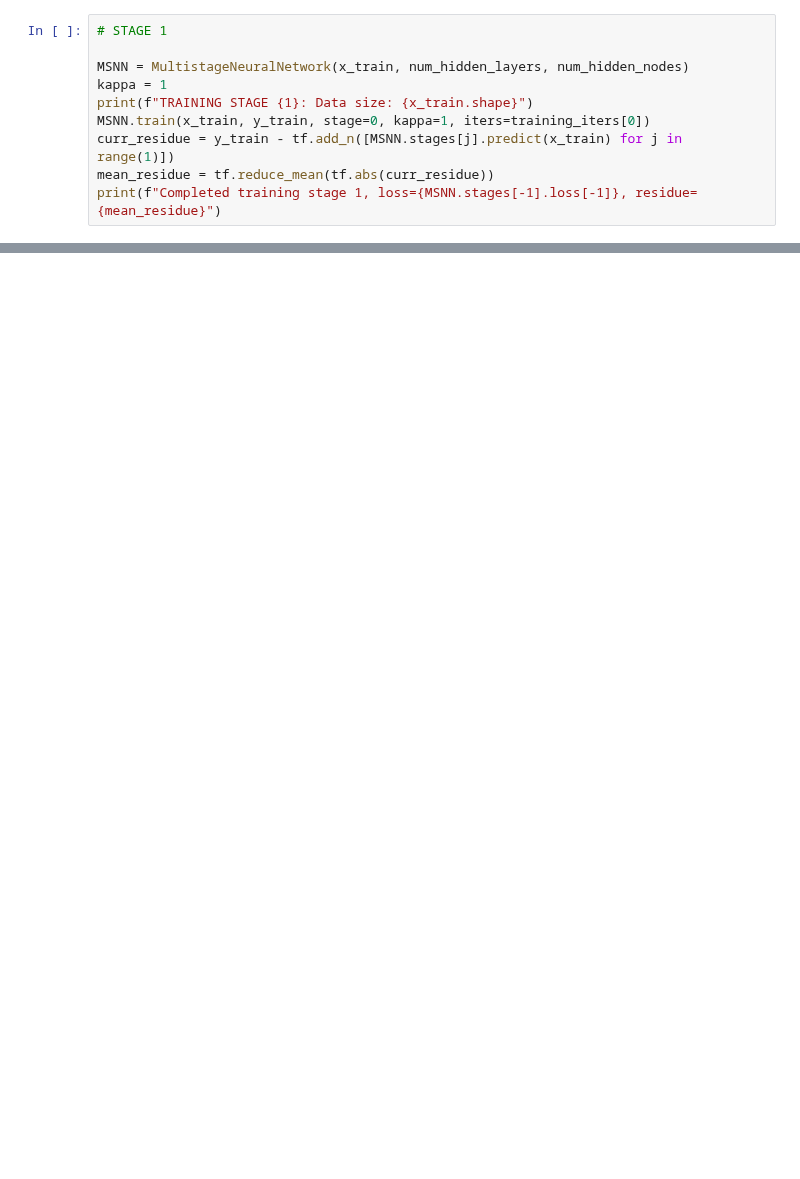
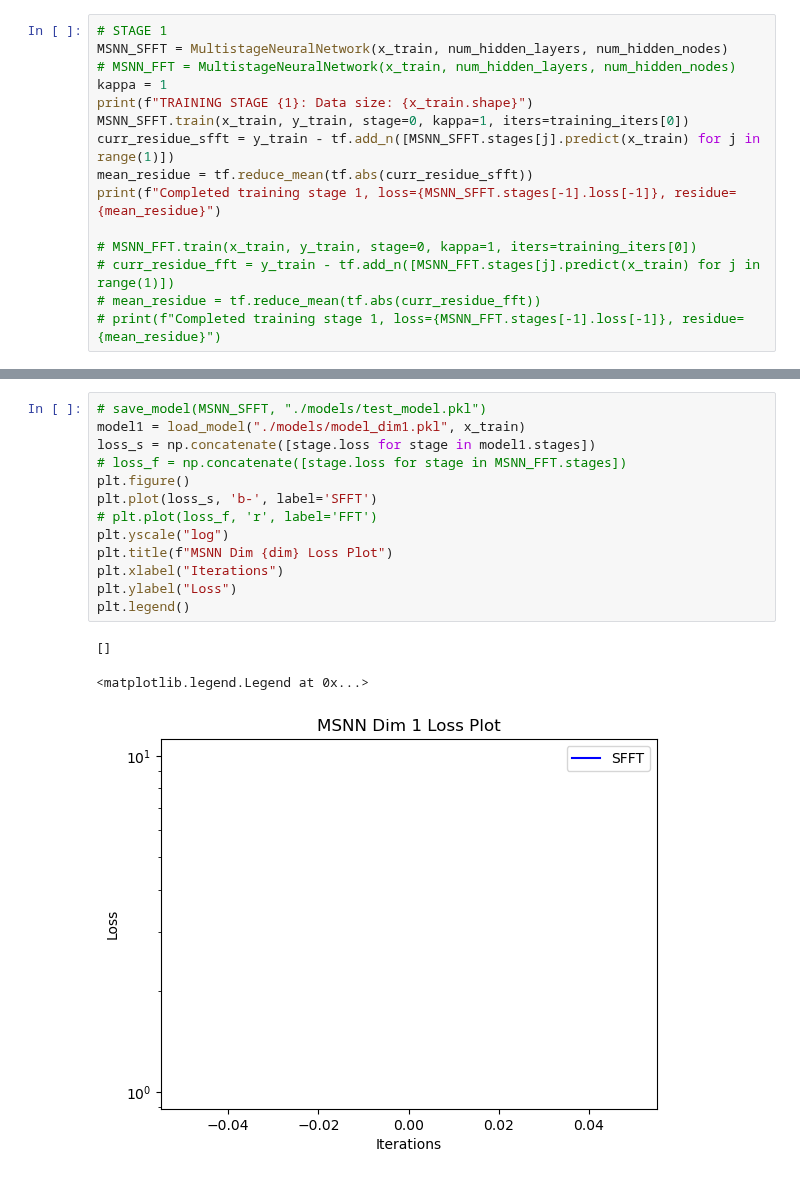
Before and after one commit to akavuturu/MultistageNN, a Jupyter notebook: sfftn_testing.ipynb, the cells around one changed output, grey strips where cells are left out. Drawn from its saved outputs; the diff is of its cells as text; blank space fills up the shorter version.

```diff
--- a/sfftn_testing.ipynb
+++ b/sfftn_testing.ipynb
@@ -242,12 +221,17 @@ print(x_train.shape, y_train.shape)
 (20, 1) (20, 1)
 # %%
 # STAGE 1
-
-MSNN = MultistageNeuralNetwork(x_train, num_hidden_layers, num_hidden_nodes)
+MSNN_SFFT = MultistageNeuralNetwork(x_train, num_hidden_layers, num_hidden_nodes)
+# MSNN_FFT = MultistageNeuralNetwork(x_train, num_hidden_layers, num_hidden_nodes)
 kappa = 1
 print(f"TRAINING STAGE {1}: Data size: {x_train.shape}")
-MSNN.train(x_train, y_train, stage=0, kappa=1, iters=training_iters[0])
-curr_residue = y_train - tf.add_n([MSNN.stages[j].predict(x_train) for j in range(1)])
-mean_residue = tf.reduce_mean(tf.abs(curr_residue))
-print(f"Completed training stage 1, loss={MSNN.stages[-1].loss[-1]}, residue={mean_residue}")
+MSNN_SFFT.train(x_train, y_train, stage=0, kappa=1, iters=training_iters[0])
+curr_residue_sfft = y_train - tf.add_n([MSNN_SFFT.stages[j].predict(x_train) for j in range(1)])
+mean_residue = tf.reduce_mean(tf.abs(curr_residue_sfft))
+print(f"Completed training stage 1, loss={MSNN_SFFT.stages[-1].loss[-1]}, residue={mean_residue}")
+
+# MSNN_FFT.train(x_train, y_train, stage=0, kappa=1, iters=training_iters[0])
+# curr_residue_fft = y_train - tf.add_n([MSNN_FFT.stages[j].predict(x_train) for j in range(1)])
+# mean_residue = tf.reduce_mean(tf.abs(curr_residue_fft))
+# print(f"Completed training stage 1, loss={MSNN_FFT.stages[-1].loss[-1]}, residue={mean_residue}")
 # %% [output]
@@ -325,0 +377,17 @@ plt.ylabel("Loss")
+# %%
+# save_model(MSNN_SFFT, "./models/test_model.pkl")
+model1 = load_model("./models/model_dim1.pkl", x_train)
+loss_s = np.concatenate([stage.loss for stage in model1.stages])
+# loss_f = np.concatenate([stage.loss for stage in MSNN_FFT.stages])
+plt.figure()
+plt.plot(loss_s, 'b-', label='SFFT')
+# plt.plot(loss_f, 'r', label='FFT')
+plt.yscale("log")
+plt.title(f"MSNN Dim {dim} Loss Plot")
+plt.xlabel("Iterations")
+plt.ylabel("Loss")
+plt.legend()
+# %% [output]
+[]
+<matplotlib.legend.Legend at 0x...>
+[figure, added]
```
Also changed, not shown: parts of 13 cells of this notebook, 3 other files.
